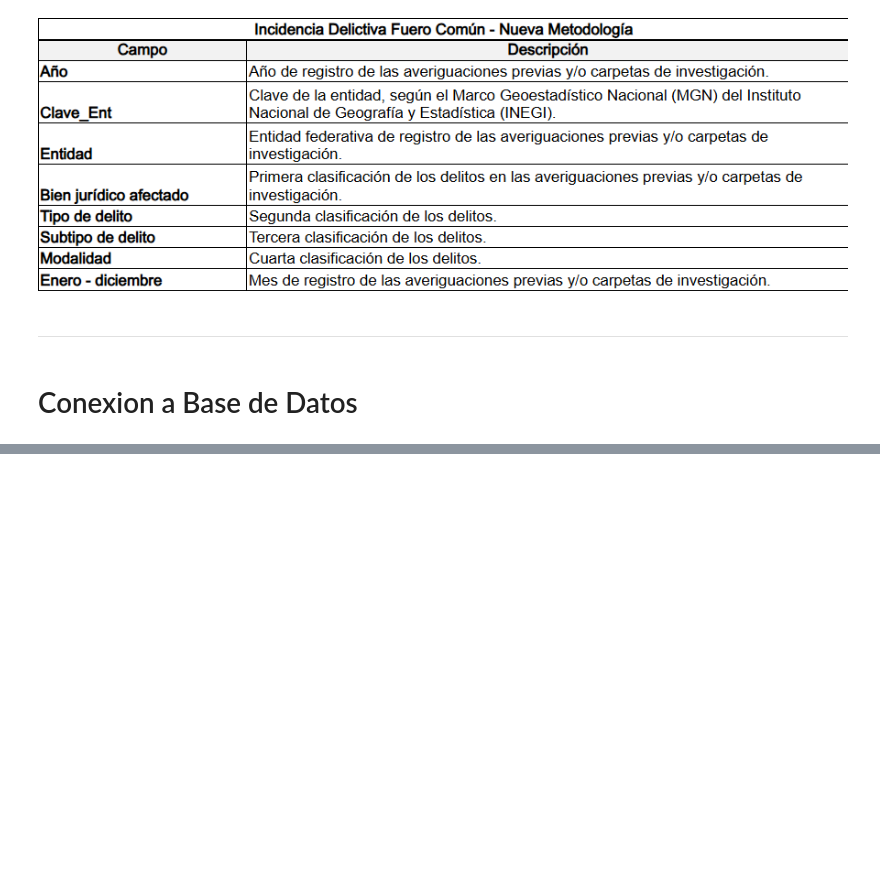
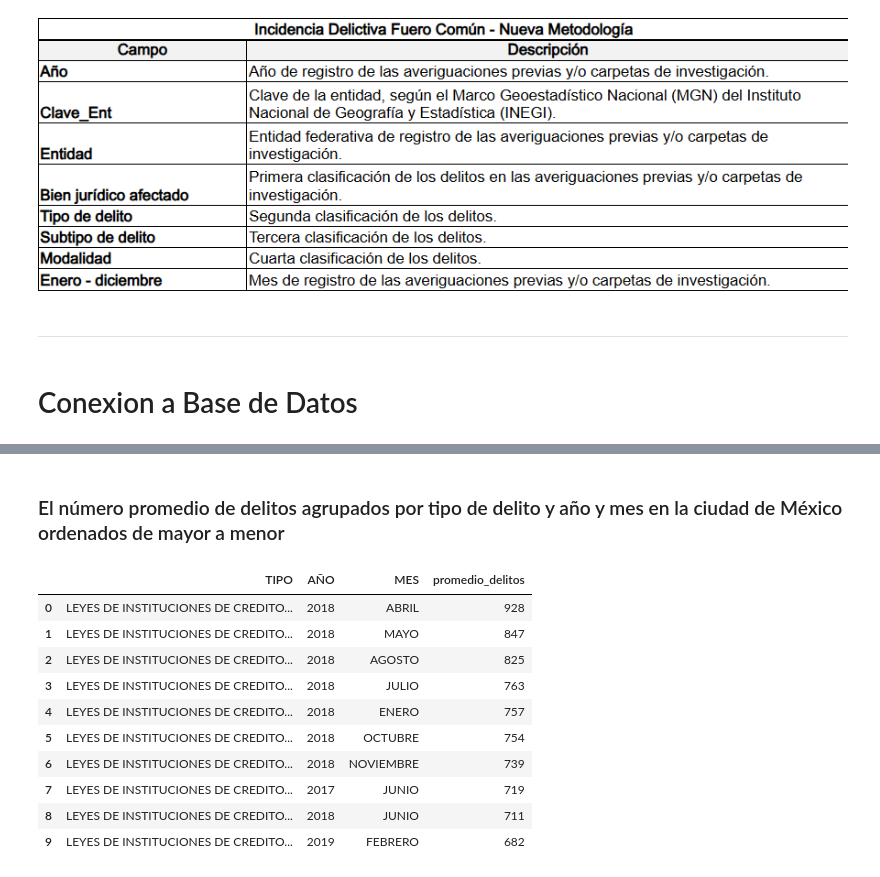
Before and after one commit to BryanHs20/Python-para-Data-Analyst, a Jupyter notebook: Tareas-Proyectos/Proyecto 5.ipynb, the cells around one changed output, grey strips where cells are left out. Saved outputs shown, nothing was run; the diff lists cells and outputs as text; code cells hidden in the pictures; blank space fills up the shorter version.

```diff
--- a/Tareas-Proyectos/Proyecto 5.ipynb
+++ b/Tareas-Proyectos/Proyecto 5.ipynb
@@ -525,0 +540,10 @@ df.sample(10)
+# %%
+# Conexión a SQL Server
+conn = pyodbc.connect(
+    "Driver={ODBC Driver 17 for SQL Server};"
+    "Server=localhost;"       # ej: DESKTOP-123\SQLEXPRESS
+    "Database=Fuero_Federal;"       # la base
+    "Trusted_Connection=yes;"   # o usa UID y PWD si es con usuario
+)
+
+cursor = conn.cursor()
@@ -525,0 +664,29 @@ df.sample(10)
+# %% [markdown]
+###  El número promedio de delitos agrupados por tipo de delito y año y mes en la ciudad de México ordenados de mayor a menor
+# %%
+query_d = """
+SELECT
+    TIPO,
+    AÑO,
+    MES,
+    AVG(DELITOS) AS promedio_delitos
+FROM Fuero_federal
+WHERE ENTIDAD = 'CIUDAD DE MEXICO'
+GROUP BY TIPO, AÑO, MES
+ORDER BY promedio_delitos DESC;
+"""
+
+df_d = pd.read_sql(query_d, conn)
+df_d.head(10)
+# %% [output]
+|  | TIPO | AÑO | MES | promedio_delitos |
+| 0 | LEYES DE INSTITUCIONES DE CREDITO... | 2018 | ABRIL | 928 |
+| 1 | LEYES DE INSTITUCIONES DE CREDITO... | 2018 | MAYO | 847 |
+| 2 | LEYES DE INSTITUCIONES DE CREDITO... | 2018 | AGOSTO | 825 |
+| 3 | LEYES DE INSTITUCIONES DE CREDITO... | 2018 | JULIO | 763 |
+| 4 | LEYES DE INSTITUCIONES DE CREDITO... | 2018 | ENERO | 757 |
+| 5 | LEYES DE INSTITUCIONES DE CREDITO... | 2018 | OCTUBRE | 754 |
+| 6 | LEYES DE INSTITUCIONES DE CREDITO... | 2018 | NOVIEMBRE | 739 |
+| 7 | LEYES DE INSTITUCIONES DE CREDITO... | 2017 | JUNIO | 719 |
+| 8 | LEYES DE INSTITUCIONES DE CREDITO... | 2018 | JUNIO | 711 |
+| 9 | LEYES DE INSTITUCIONES DE CREDITO... | 2019 | FEBRERO | 682 |
```
Also changed, not shown: parts of 15 cells of this notebook.
